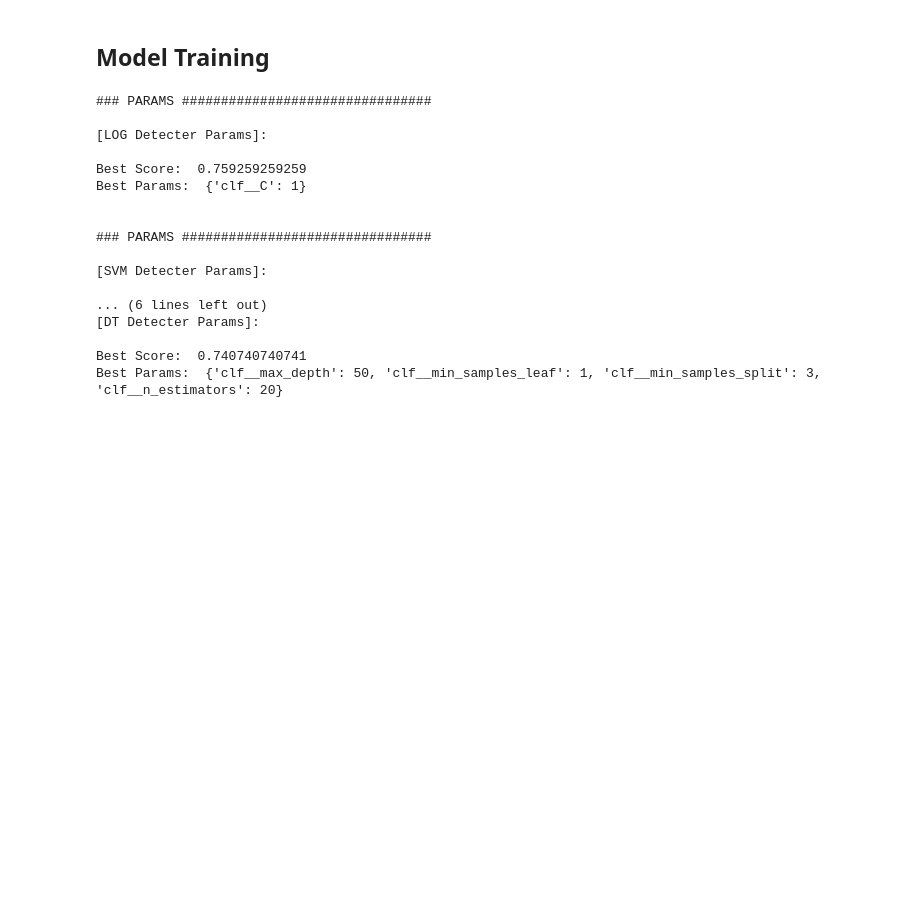
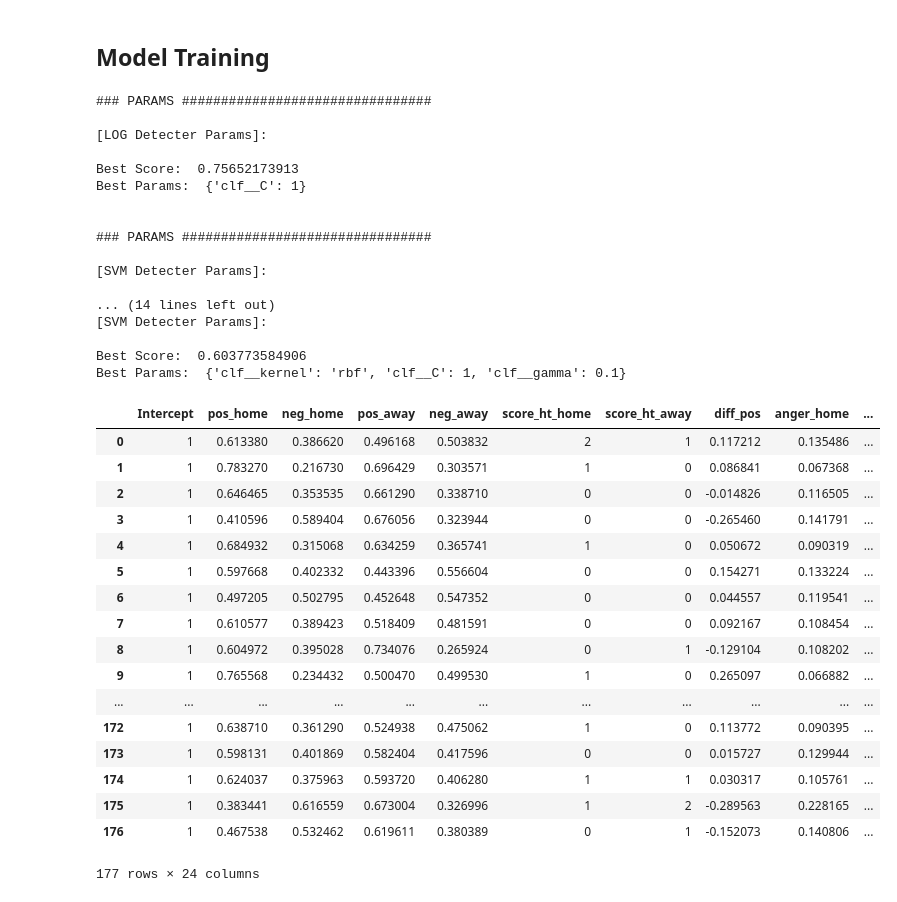
Before and after one commit to byam/predictEPL, a Jupyter notebook: Computation/[LOG SVM] Emolex Count.ipynb, the cells around one changed output. Saved outputs shown, nothing was run; the diff lists cells and outputs as text; code cells hidden in the pictures; blank space fills up the shorter version.

```diff
--- a/Computation/[LOG SVM] Emolex Count.ipynb
+++ b/Computation/[LOG SVM] Emolex Count.ipynb
@@ -391,24 +391,24 @@ X, y = CreateXy(dfWL, team_name=False, emolex=True)
 # Train Model
 ModelTrain(X, y, model='LOG', n_folds=30, test_size=0.1)
 ModelTrain(X, y, model='SVM', n_folds=30, test_size=0.1)
-ModelTrain(X, y, model='DT', n_folds=30, test_size=0.1)
+# ModelTrain(X, y, model='DT', n_folds=30, test_size=0.1)
 
 
 
 
 # Prepare Data for Logistic Regression
-# X, y = CreateXy(dfWLD, team_name=False, emolex=True)
+X, y = CreateXy(dfWLD, team_name=False, emolex=True)
 
-# # Train Model
-# ModelTrain(X, y, model='LOG', n_folds=30, test_size=0.1)
-# ModelTrain(X, y, model='SVM', n_folds=30, test_size=0.1)
-# # ModelTrain(X, y, model='DT', n_folds=30, test_size=0.1)
+# Train Model
+ModelTrain(X, y, model='LOG', n_folds=30, test_size=0.1)
+ModelTrain(X, y, model='SVM', n_folds=30, test_size=0.1)
+# ModelTrain(X, y, model='DT', n_folds=30, test_size=0.1)
 # %% [output]
 ### PARAMS ################################
 
 [LOG Detecter Params]:
 
-Best Score:  0.759259259259
+Best Score:  0.75652173913
 Best Params:  {'clf__C': 1}
 
 
@@ -416,8 +416,29 @@ Best Params:  {'clf__C': 1}
 
 [SVM Detecter Params]:
 
-... (6 lines left out)
-[DT Detecter Params]:
+... (14 lines left out)
+[SVM Detecter Params]:
 
-Best Score:  0.740740740741
-Best Params:  {'clf__max_depth': 50, 'clf__min_samples_leaf': 1, 'clf__min_samples_split': 3, 'clf__n_estimators': 20}
+Best Score:  0.603773584906
+Best Params:  {'clf__kernel': 'rbf', 'clf__C': 1, 'clf__gamma': 0.1}
+# %%
+X
+# %% [output]
+|  | Intercept | pos_home | neg_home | pos_away | neg_away | score_ht_home | score_ht_away | diff_pos | anger_home | ... |
+| 0 | 1 | 0.613380 | 0.386620 | 0.496168 | 0.503832 | 2 | 1 | 0.117212 | 0.135486 | ... |
+| 1 | 1 | 0.783270 | 0.216730 | 0.696429 | 0.303571 | 1 | 0 | 0.086841 | 0.067368 | ... |
+| 2 | 1 | 0.646465 | 0.353535 | 0.661290 | 0.338710 | 0 | 0 | -0.014826 | 0.116505 | ... |
+| 3 | 1 | 0.410596 | 0.589404 | 0.676056 | 0.323944 | 0 | 0 | -0.265460 | 0.141791 | ... |
+| 4 | 1 | 0.684932 | 0.315068 | 0.634259 | 0.365741 | 1 | 0 | 0.050672 | 0.090319 | ... |
+| 5 | 1 | 0.597668 | 0.402332 | 0.443396 | 0.556604 | 0 | 0 | 0.154271 | 0.133224 | ... |
+| 6 | 1 | 0.497205 | 0.502795 | 0.452648 | 0.547352 | 0 | 0 | 0.044557 | 0.119541 | ... |
+| 7 | 1 | 0.610577 | 0.389423 | 0.518409 | 0.481591 | 0 | 0 | 0.092167 | 0.108454 | ... |
+| 8 | 1 | 0.604972 | 0.395028 | 0.734076 | 0.265924 | 0 | 1 | -0.129104 | 0.108202 | ... |
+| 9 | 1 | 0.765568 | 0.234432 | 0.500470 | 0.499530 | 1 | 0 | 0.265097 | 0.066882 | ... |
+| ... | ... | ... | ... | ... | ... | ... | ... | ... | ... | ... |
+| 172 | 1 | 0.638710 | 0.361290 | 0.524938 | 0.475062 | 1 | 0 | 0.113772 | 0.090395 | ... |
+| 173 | 1 | 0.598131 | 0.401869 | 0.582404 | 0.417596 | 0 | 0 | 0.015727 | 0.129944 | ... |
+| 174 | 1 | 0.624037 | 0.375963 | 0.593720 | 0.406280 | 1 | 1 | 0.030317 | 0.105761 | ... |
+| 175 | 1 | 0.383441 | 0.616559 | 0.673004 | 0.326996 | 1 | 2 | -0.289563 | 0.228165 | ... |
+| 176 | 1 | 0.467538 | 0.532462 | 0.619611 | 0.380389 | 0 | 1 | -0.152073 | 0.140806 | ... |
+177 rows × 24 columns
```
Also changed, not shown: 13 other files.
